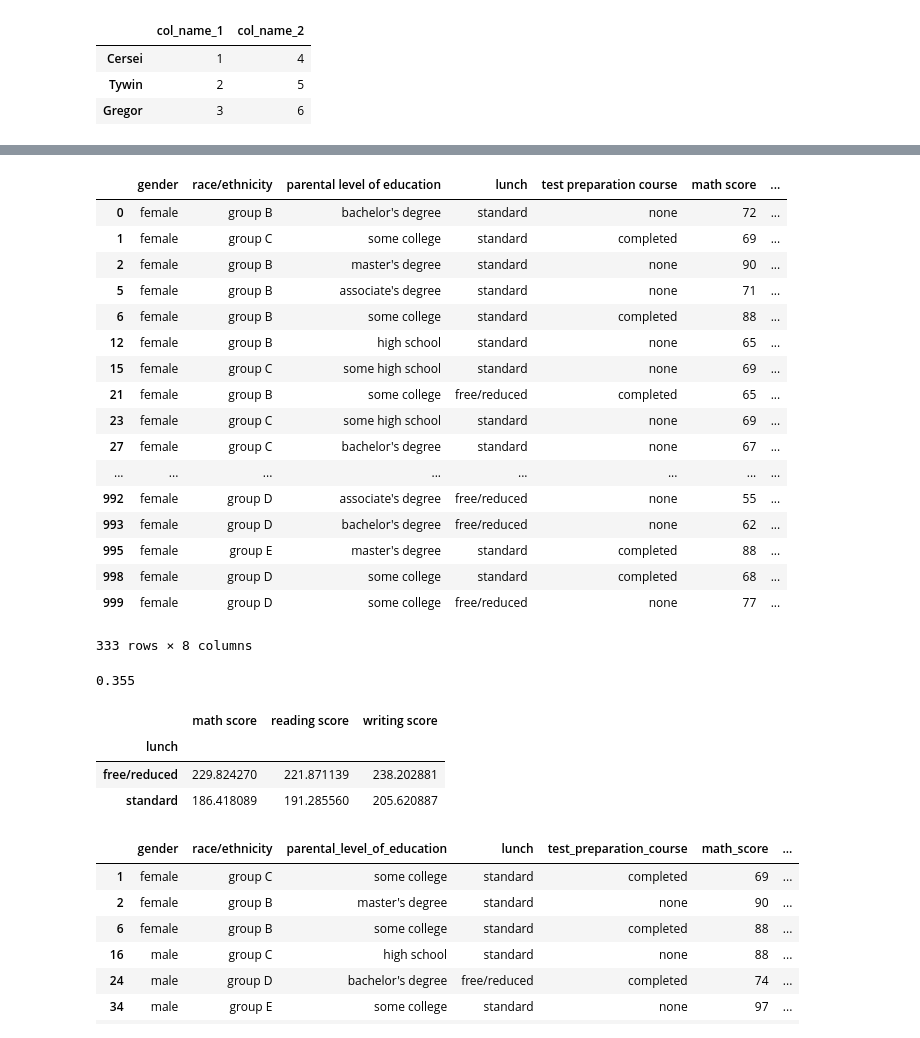
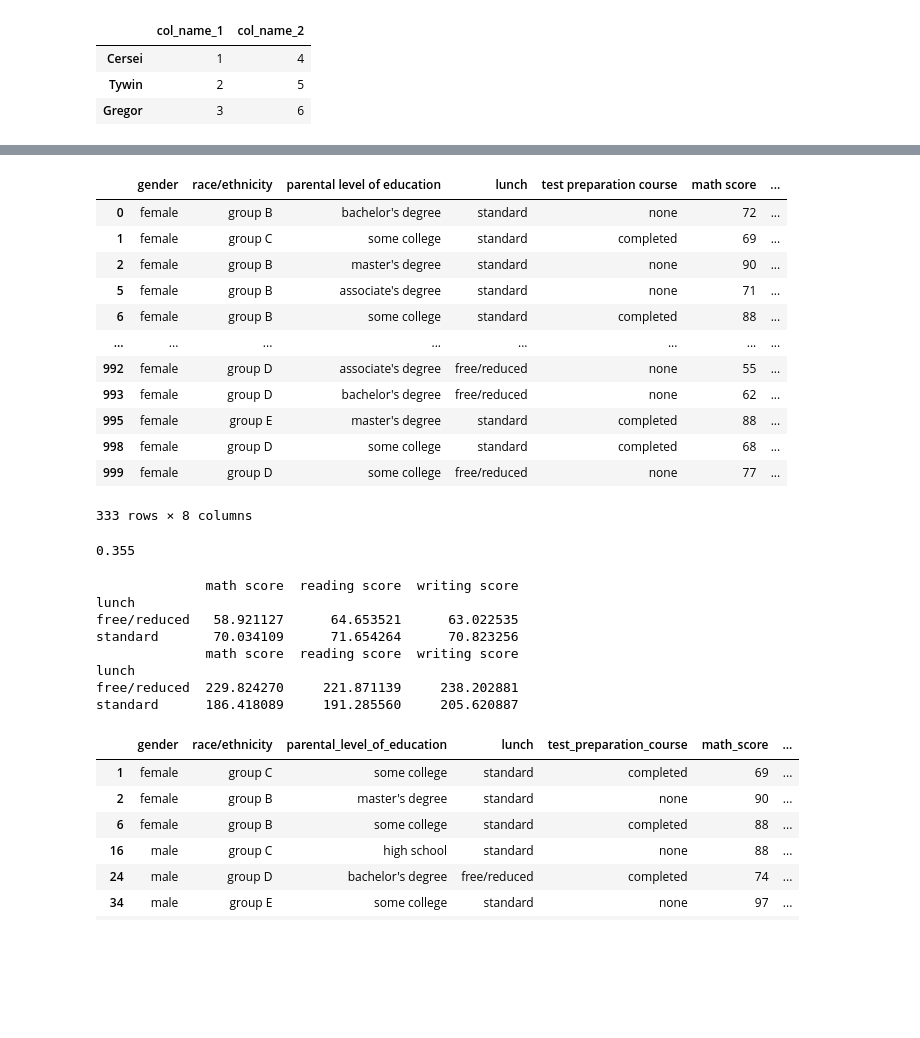
Before and after one commit to Leoberium/ML, a Jupyter notebook: Stepik: Data Science Introduction/Part1.ipynb, the cells around one changed output, grey strips where cells are left out. Drawn from its saved outputs; the diff is of its cells as text; code cells hidden in the pictures; blank space fills up the shorter version.

```diff
--- a/Stepik: Data Science Introduction/Part1.ipynb
+++ b/Stepik: Data Science Introduction/Part1.ipynb
@@ -166,20 +177,15 @@ students_performance.loc[students_performance.gender == 'female']
 518 rows × 8 columns
 # %%
 mean_writing_score = students_performance['writing score'].mean()
-students_performance.loc[students_performance['writing score'] > mean_writing_score]
-students_performance[(students_performance['writing score'] > mean_writing_score) & (students_performance.gender == 'female')]
+students_performance[(students_performance['writing score'] > mean_writing_score) & \
+                     (students_performance.gender == 'female')]
 # %% [output]
 |  | gender | race/ethnicity | parental level of education | lunch | test preparation course | math score | ... |
 | 0 | female | group B | bachelor's degree | standard | none | 72 | ... |
 | 1 | female | group C | some college | standard | completed | 69 | ... |
 | 2 | female | group B | master's degree | standard | none | 90 | ... |
 | 5 | female | group B | associate's degree | standard | none | 71 | ... |
 | 6 | female | group B | some college | standard | completed | 88 | ... |
-| 12 | female | group B | high school | standard | none | 65 | ... |
-| 15 | female | group C | some high school | standard | none | 69 | ... |
-| 21 | female | group B | some college | free/reduced | completed | 65 | ... |
-| 23 | female | group C | some high school | standard | none | 69 | ... |
-| 27 | female | group C | bachelor's degree | standard | none | 67 | ... |
 | ... | ... | ... | ... | ... | ... | ... | ... |
 | 992 | female | group D | associate's degree | free/reduced | none | 55 | ... |
 | 993 | female | group D | bachelor's degree | free/reduced | none | 62 | ... |
@@ -192,12 +199,18 @@ sum(students_performance.lunch == 'free/reduced') / 1000
 # %% [output]
 0.355
-# %%
-students_performance.groupby(by='lunch').var()
-# %% [output]
-|  | math score | reading score | writing score |
-| lunch |  |  |  |
-| free/reduced | 229.824270 | 221.871139 | 238.202881 |
-| standard | 186.418089 | 191.285560 | 205.620887 |
+# %%
+# task
+print(students_performance.groupby(by='lunch').mean())
+print(students_performance.groupby(by='lunch').var())
+# %% [output]
+              math score  reading score  writing score
+lunch
+free/reduced   58.921127      64.653521      63.022535
+standard       70.034109      71.654264      70.823256
+              math score  reading score  writing score
+lunch
+free/reduced  229.824270     221.871139     238.202881
+standard      186.418089     191.285560     205.620887
 # %%
 students_performance = students_performance \
     .rename(columns = {
```
Also changed, not shown: parts of 14 cells of this notebook.
